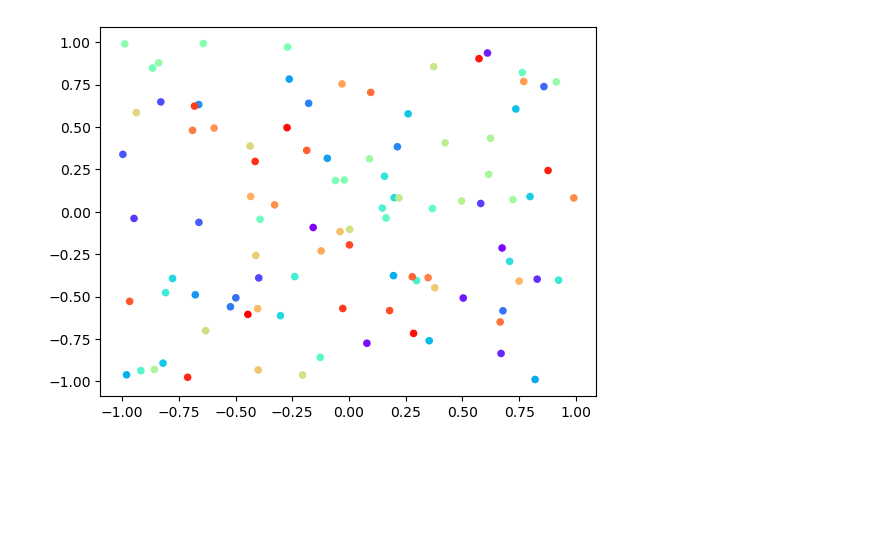
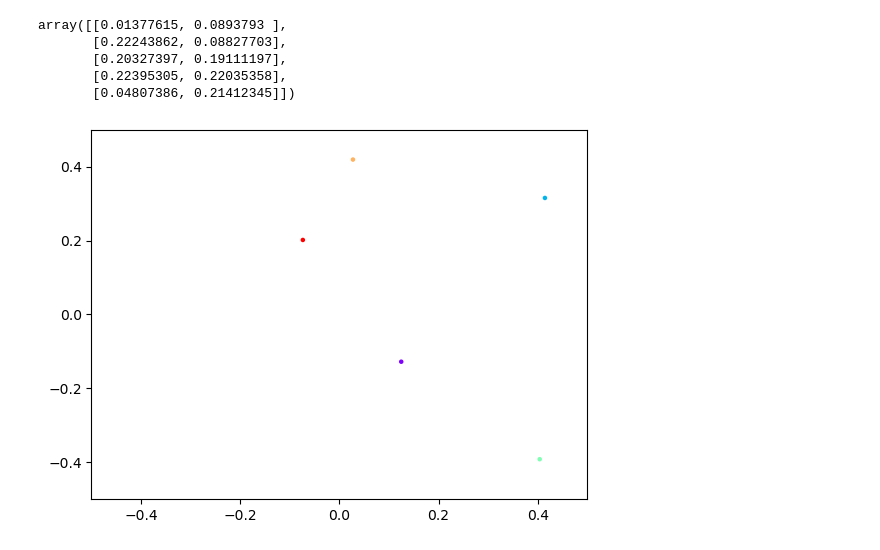
Before and after one commit to veszeli/hamiltonian_gas_dynamics_and_statistics, a Jupyter notebook: testing_notebook.ipynb, the cells around one changed output. Cells and saved outputs as stored; diff of their text form; code cells hidden in the pictures; blank space fills up the shorter version.

```diff
--- a/testing_notebook.ipynb
+++ b/testing_notebook.ipynb
@@ -36,4 +39,8 @@ coordinates, momentums
 # %%
-gas = HamiltonianGasSystem(1, 1, 0.01, 0.1)
-gas.energy(coordinates, momentums)
+gas = HamiltonianGasSystem(m=1,
+                           outer_potential=gas_potential.SimpleQuadraticPotential(a=0.1),
+                           interaction=gas_interaction.M1Interaction(r0=0.1, u0=0.1),
+                          )
+gas.initial_energy = gas.energy(coordinates, momentums)
+print(gas.initial_energy)
 # %% [output]
@@ -40,0 +48,28 @@ gas.energy(coordinates, momentums)
+# %%
+gas_dynamics = GasDynamics(gas.d_hamiltonian_d_coordinates, gas.d_hamiltonian_d_momentums, half_box_size)
+# %%
+p_t = [momentums]
+r_t = [coordinates]
+energy_t = [ gas.energy(r_t[-1], p_t[-1]) ]
+kin_t = [gas.kinetic_energy(p_t[-1]) ]
+t = [0]
+dt = 2**-10
+for i in range(20000):
+    r, p = gas_dynamics.sie(r_t[-1], p_t[-1], dt)
+    #print(f"pre: {r}, {p}")
+    #p = gas.kinetic_energy_correction(gas.initial_energy, r, p)
+    #print(f"post: {r}, {p}")
+    gas_dynamics.walls(r, p)
+
+    t.append(t[-1] + dt)
+    r_t.append(r)
+    p_t.append(p)
+    kin_t.append(gas.kinetic_energy(p_t[-1]))
+    energy_t.append(gas.energy(r_t[-1], p_t[-1]) )
+
+
+p_t = np.array(p_t)
+r_t = np.array(r_t)
+energy_t = np.array(energy_t)
+kin_t = np.array(kin_t)
+t = np.array(t)
@@ -41,10 +108,20 @@ gas.energy(coordinates, momentums)
+# %%
+r_t[0]
+# %% [output]
+array([[0.01377615, 0.0893793 ],
+       [0.22243862, 0.08827703],
+       [0.20327397, 0.19111197],
+       [0.22395305, 0.22035358],
+       [0.04807386, 0.21412345]])
 # %%
 colors = cm.rainbow(np.linspace(0, 1, num_particles))
 camera = Camera(plt.figure())
-for _ in range(100):
-    plt.scatter(*coordinates.T, c=colors, s=20)
+for r in r_t[::8]:
+    plt.scatter(*r.T, c=colors, s=5)
+    plt.xlim([-half_box_size,half_box_size])
+    plt.ylim([-half_box_size, half_box_size])
     camera.snap()
 anim = camera.animate(blit=True)
-anim.save('scatter.mp4')
+anim.save('scatter.mp4', fps = 40)
 # %% [output]
-[figure, old version]
+[figure, new version]
```
Also changed, not shown: parts of 7 cells of this notebook, 4 other files.
